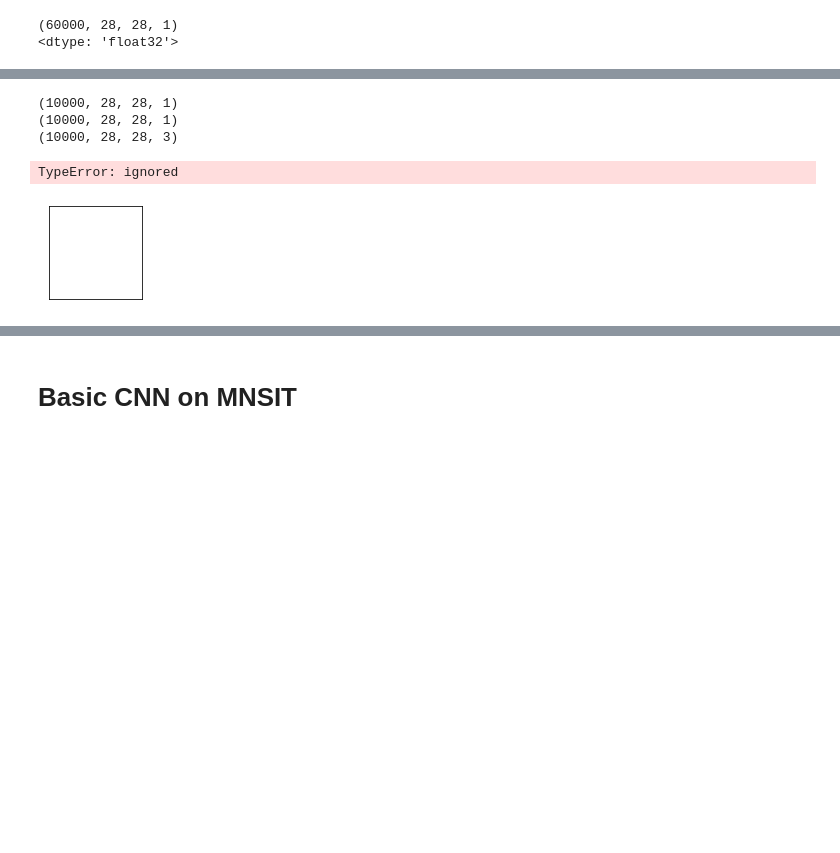
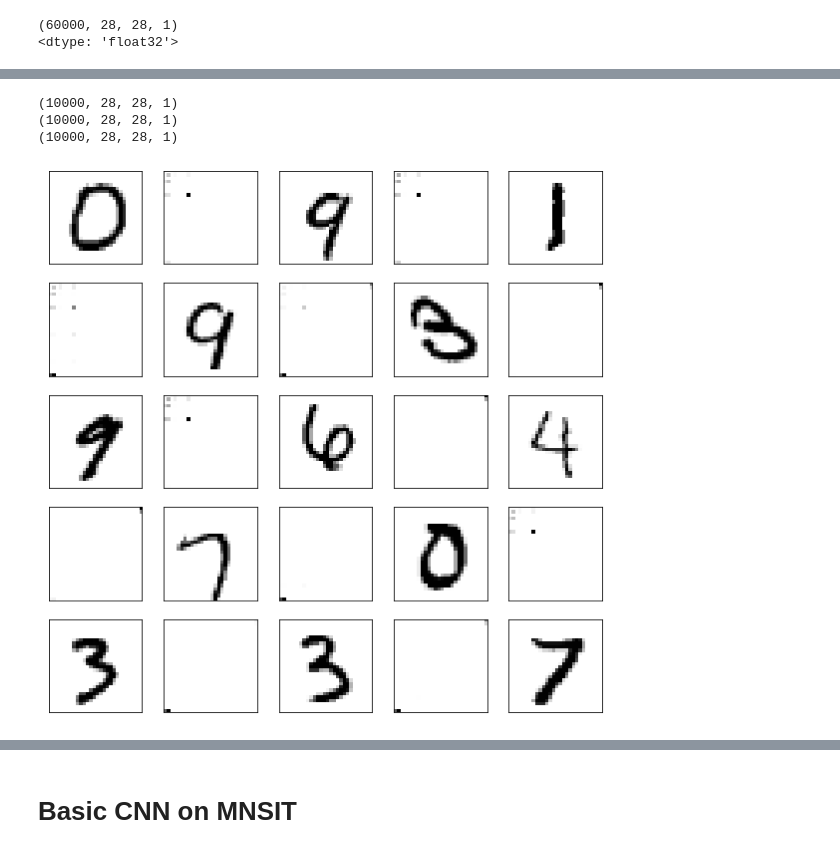
Before and after one commit to surajsrivathsa/ovgu_deeplearning, a Jupyter notebook: Assignment_8_Autoencoders.ipynb, the cells around one changed output, grey strips where cells are left out. Cells and saved outputs as stored; diff of their text form; code cells hidden in the pictures; blank space fills up the shorter version.

```diff
--- a/Assignment_8_Autoencoders.ipynb
+++ b/Assignment_8_Autoencoders.ipynb
@@ -638,0 +820,2 @@ None
+# %%
+conv_model_without_batchnorm = create_conv_autoencoder_model(batch_norm_flag=False)
@@ -639 +840,4 @@ None
+# %%
+conv_model_with_batchnorm.compile(optimizer="adam", loss=tf.keras.losses.MeanAbsoluteError(), metrics=["accuracy"])
+conv_model_without_batchnorm.compile(optimizer="adam", loss=tf.keras.losses.MeanAbsoluteError(), metrics=["accuracy"])
 # %%
@@ -646,3 +852,6 @@ print(x.dtype)
 # %% [output]
 (60000, 28, 28, 1)
 <dtype: 'float32'>
+# %%
+conv_model_with_batchnorm.fit(x=x, y=y, epochs = 7)
+conv_model_without_batchnorm.fit(x=x, y=y, epochs = 7)
@@ -678,18 +928,17 @@ def evaluate_and_output_model(model, test_images, images_to_be_compared=5):
       plt.grid(False)
       j = j+1
       if(i%2 == 0):
-        plt.imshow(test_images[i+10], cmap=plt.cm.binary)
+        plt.imshow(test_images[i+10][:,:,0], cmap=plt.cm.binary)
       elif(j%2 == 1):
 
-        plt.imshow(model_output_images[j-1+10], cmap="Greys_r")
+        plt.imshow(model_output_images[j-1+10][:,:,0], cmap=plt.cm.binary)
 
       #plt.xlabel(class_names[test_images[i]])
   plt.show()
 # %%
-evaluate_and_output_model(conv_model1, tf.expand_dims(test_images_raw.astype(np.float32)/255.0, -1))
+evaluate_and_output_model(conv_model_without_batchnorm, tf.expand_dims(test_images_raw.astype(np.float32)/255.0, -1))
 # %% [output]
 (10000, 28, 28, 1)
 (10000, 28, 28, 1)
-(10000, 28, 28, 3)
+(10000, 28, 28, 1)
-TypeError: ignored
-[figure, old version]
+[figure, new version]
```
Also changed, not shown: parts of 23 cells of this notebook.
